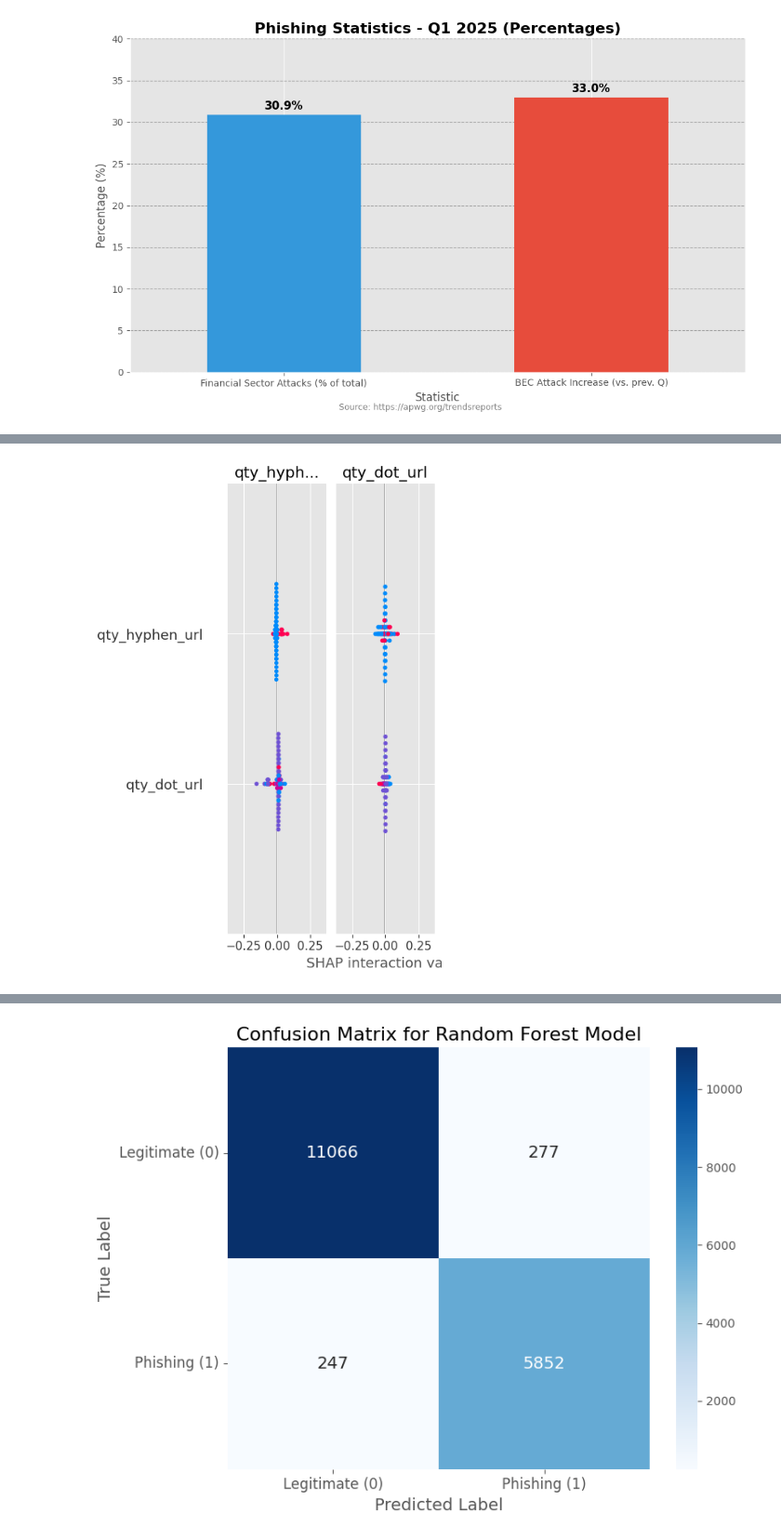
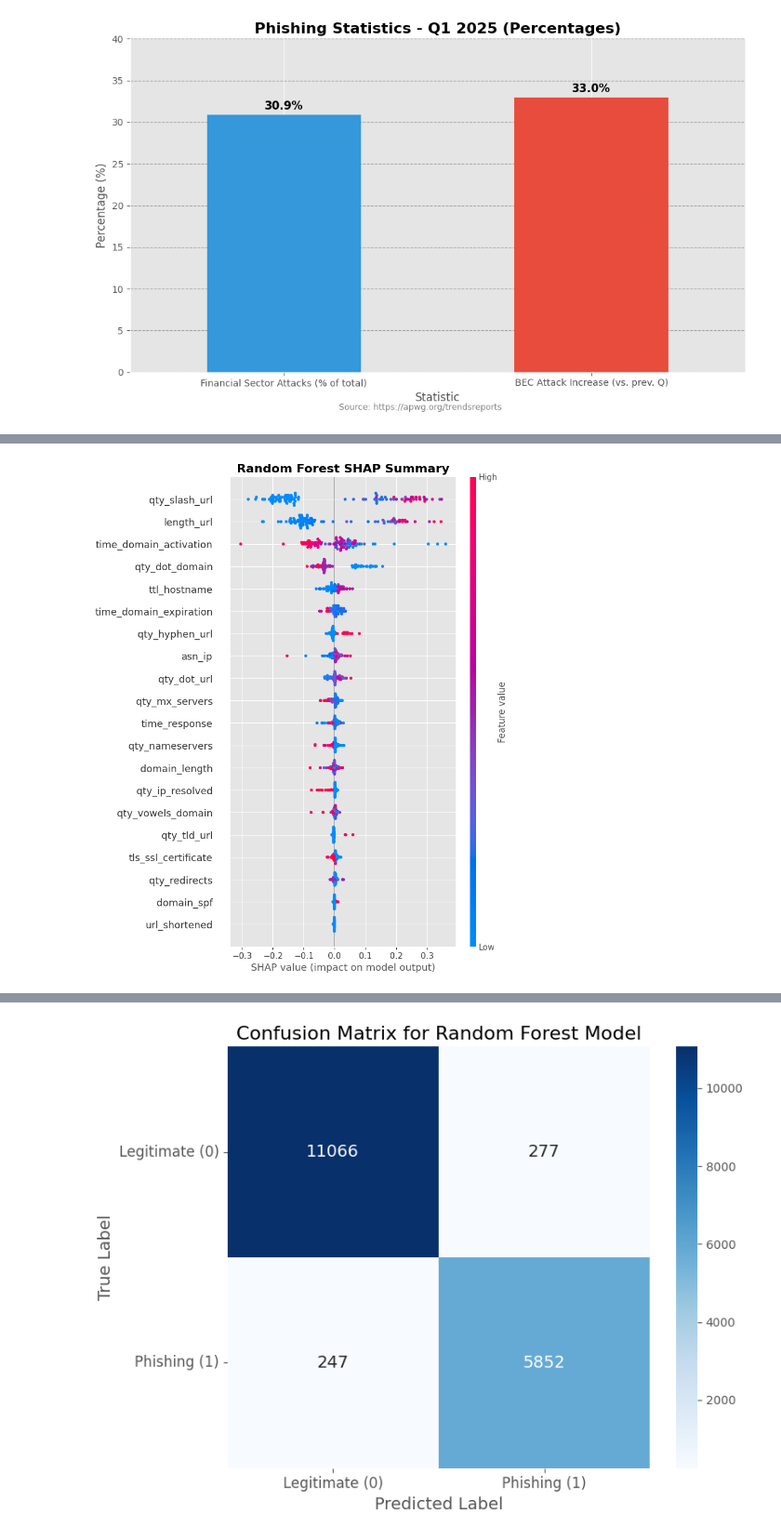
Before and after one commit to Dannyism11/Datascience, a Jupyter notebook: final_code_file.ipynb, the cells around one changed output, grey strips where cells are left out. Shown at 93% size. Cells and saved outputs as stored; diff of their text form; code cells hidden in the pictures.

```diff
--- a/final_code_file.ipynb
+++ b/final_code_file.ipynb
@@ -116,10 +116,18 @@ Length: 75, dtype: int64
 5 rows × 49 columns
 New shape: (87209, 26)
 # %%
-#forward fill the columns that have less than 30% NaNs
-df_ffilled_cols = df_no_30pct_missing.fillna(method='ffill', axis=1).fillna(method='bfill', axis=1)
-print("Remaining NaNs total:", df_ffilled_cols.isna().sum().sum())
-display(df_ffilled_cols.head())
+# Replace remaining NaNs with feature medians (numeric) or -1 (fallback)
+df_imputed = df_no_30pct_missing.copy()
+numeric_cols = df_imputed.select_dtypes(include=[np.number]).columns
+if len(numeric_cols) > 0:
+    df_imputed[numeric_cols] = df_imputed[numeric_cols].apply(lambda col: col.fillna(col.median()))
+remaining_nulls = df_imputed.columns[df_imputed.isna().any()].tolist()
+if remaining_nulls:
+    df_imputed[remaining_nulls] = df_imputed[remaining_nulls].fillna(-1)
+print("Remaining NaNs total:", df_imputed.isna().sum().sum())
+display(df_imputed.head())
+
+df_ffilled_cols = df_imputed
 # %% [output]
 Remaining NaNs total: 0
 |  | qty_dot_url | qty_hyphen_url | qty_slash_url | qty_tld_url | length_url | qty_dot_domain | ... |
@@ -415,11 +489,65 @@ ROC AUC: 0.995769893711302
 # %%
-import numpy as np
 import shap
-import matplotlib.pyplot as plt
-X_val_sample = X_val.sample(n=100, random_state=42)
-explainer_rf = shap.TreeExplainer(rf)
-shap_values_rf = explainer_rf.shap_values(X_val_sample, check_additivity=False)
-vals_to_plot = shap_values_rf
-plt.figure(figsize=(5, 3))
-shap.summary_plot(vals_to_plot, X_val_sample, plot_type="dot", title="Random Forest SHAP Overview")
+shap.initjs()
+
+rf_shap_sample = X_val.sample(min(100, len(X_val)), random_state=42)
+rf_explainer = shap.TreeExplainer(rf)
+rf_shap_values = rf_explainer.shap_values(rf_shap_sample)
+
+
+def _get_shap_matrix_for_class(shap_values, reference_df, class_index=1):
+    matrix = shap_values
+    if isinstance(shap_values, list):
+        matrix = shap_values[class_index]
+    if hasattr(matrix, "values"):
+        matrix = matrix.values
+    matrix = np.asarray(matrix)
+
+    n_samples = reference_df.shape[0]
+    n_features = reference_df.shape[1]
+    n_classes = len(np.unique(y_val))
+    if matrix.ndim == 3:
+        if matrix.shape == (n_samples, n_classes, n_features):
+            matrix = matrix[:, class_index, :]
+        elif matrix.shape == (n_samples, n_features, n_classes):
+            matrix = matrix[:, :, class_index]
+        elif matrix.shape == (n_classes, n_samples, n_features):
+            matrix = matrix[class_index]
+        elif matrix.shape[-1] == 1:
+            matrix = matrix[..., 0]
+
+    matrix = np.atleast_2d(matrix)
+    if matrix.shape[0] == n_features and matrix.shape[1] == n_samples:
+        matrix = matrix.T
+    if matrix.shape[1] == n_features + 1:
+        matrix = matrix[:, :-1]
+
+    if matrix.shape[1] != n_features:
+        raise ValueError(
+            f"SHAP matrix feature dimension mismatch: {matrix.shape[1]} vs {n_features}"
+        )
+
+    return matrix
+rf_shap_class1 = _get_shap_matrix_for_class(rf_shap_values, rf_shap_sample, class_index=1)
+print("Random Forest SHAP Summary (Phishing class)")
+shap.summary_plot(rf_shap_class1, rf_shap_sample, show=False)
+plt.title('Random Forest SHAP Summary', fontsize=16, fontweight='bold')
+plt.show()
+
+rf_mean_abs = pd.Series(
+    np.abs(rf_shap_class1).mean(axis=0), index=rf_shap_sample.columns, name='Mean |SHAP|'
+)
+rf_shap_importance = rf_mean_abs.sort_values(ascending=False).head(15).reset_index()
+rf_shap_importance.columns = ['Feature', 'Mean |SHAP|']
+
+plt.figure(figsize=(10, 7))
+sns.barplot(data=rf_shap_importance, y='Feature', x='Mean |SHAP|', palette='Blues_r')
+plt.title('Random Forest: Top 15 SHAP Feature Impacts', fontsize=14, fontweight='bold')
+plt.xlabel('Mean absolute SHAP value', fontsize=12)
+plt.ylabel('Feature', fontsize=12)
+plt.tight_layout()
+
+plt.show()
+
+rf_shap_importance.head()
 # %% [output]
@@ -427 +556 @@ shap.summary_plot(vals_to_plot, X_val_sample, plot_type="dot", title="Random For
-[figure, old version]
+[figure, new version]
```
Also changed, not shown: parts of 10 cells of this notebook.
